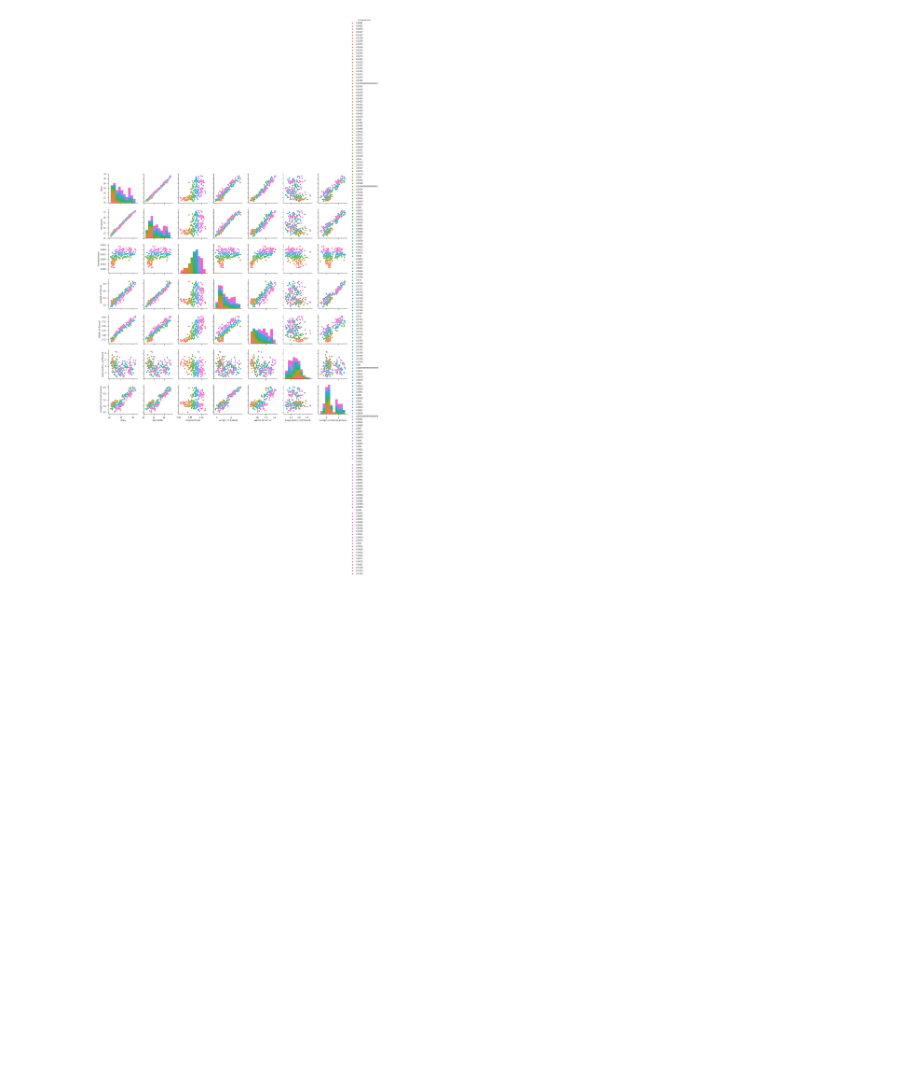
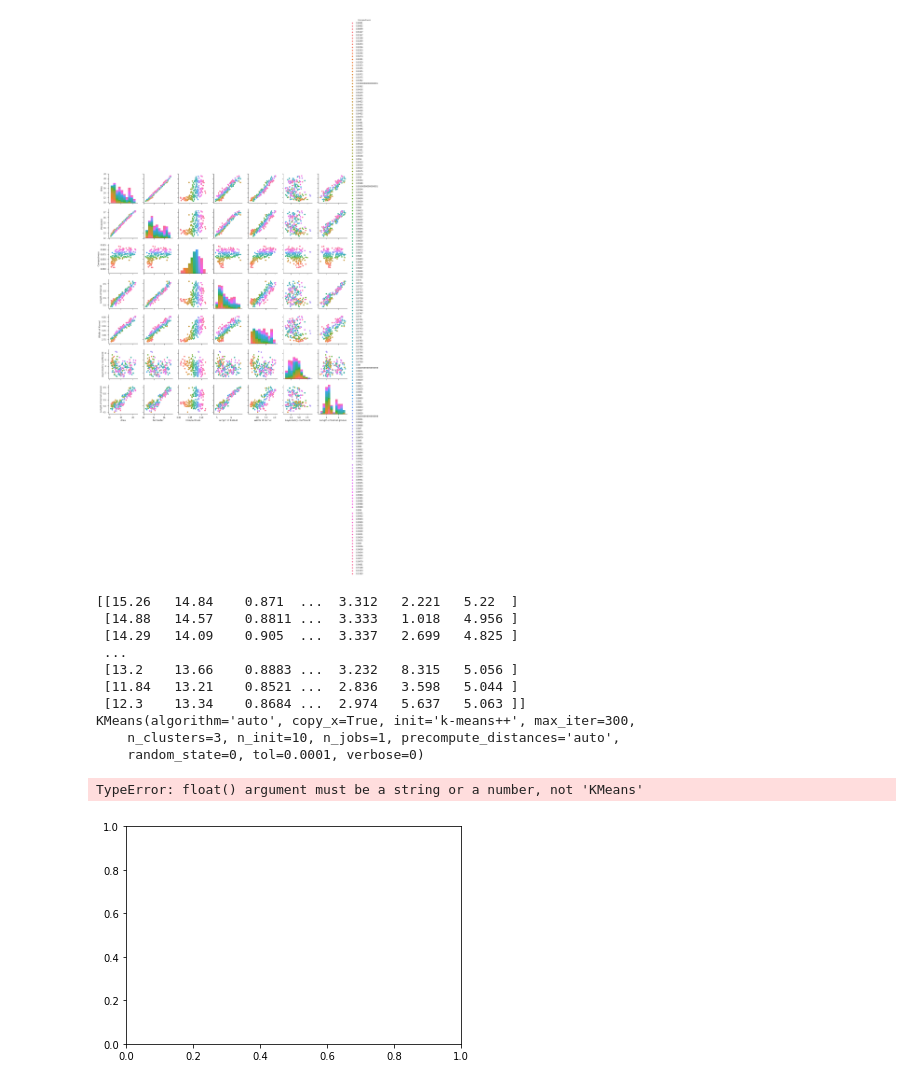
Before and after one commit to soaresdominic/ClusterAnalysis, a Jupyter notebook: DataViz.ipynb, the cells around one changed output. Drawn from its saved outputs; the diff is of its cells as text; code cells hidden in the pictures; blank space fills up the shorter version.

```diff
--- a/DataViz.ipynb
+++ b/DataViz.ipynb
@@ -98,3 +98,39 @@ sns.pairplot(data, hue="Compactness")
 # %% [output]
 <seaborn.axisgrid.PairGrid at 0x...>
 [figure]
+# %%
+import sklearn
+from sklearn.cluster import KMeans
+import os
+import pandas as pd
+import matplotlib.pyplot as plt
+
+file = os.sep.join(['seeds_dataset.txt'])
+data = pd.read_csv(file, sep="\t", header=None, names=["Area", "Perimeter", "Compactness", "Length of Kernel","Width of Kernel","Asymmetry coefficient"," Length of kernel groove","h"])
+
+data=data.drop(columns=['h'])
+data.head()
+
+#print(type(data))
+dataVals = data.values
+
+print(dataVals)
+
+kmeans = KMeans(n_clusters=3, random_state=0).fit(data)
+
+print(kmeans)
+
+plt.plot(kmeans)
+# %% [output]
+[[15.26   14.84    0.871  ...  3.312   2.221   5.22  ]
+ [14.88   14.57    0.8811 ...  3.333   1.018   4.956 ]
+ [14.29   14.09    0.905  ...  3.337   2.699   4.825 ]
+ ...
+ [13.2    13.66    0.8883 ...  3.232   8.315   5.056 ]
+ [11.84   13.21    0.8521 ...  2.836   3.598   5.044 ]
+ [12.3    13.34    0.8684 ...  2.974   5.637   5.063 ]]
+KMeans(algorithm='auto', copy_x=True, init='k-means++', max_iter=300,
+    n_clusters=3, n_init=10, n_jobs=1, precompute_distances='auto',
+    random_state=0, tol=0.0001, verbose=0)
+TypeError: float() argument must be a string or a number, not 'KMeans'
+[figure, added]
```
Also changed, not shown: 2 other files.
